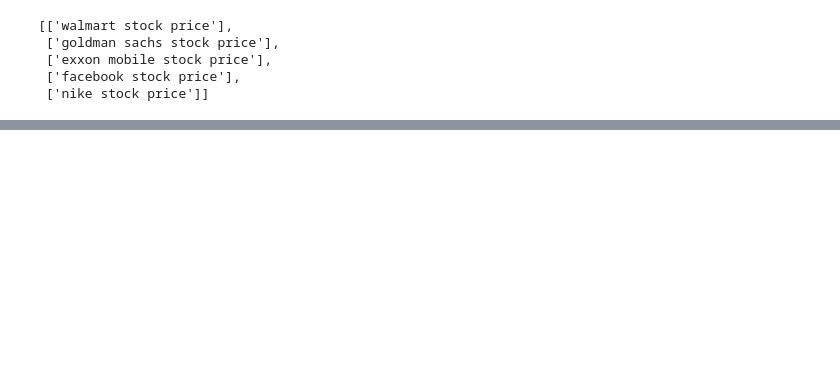
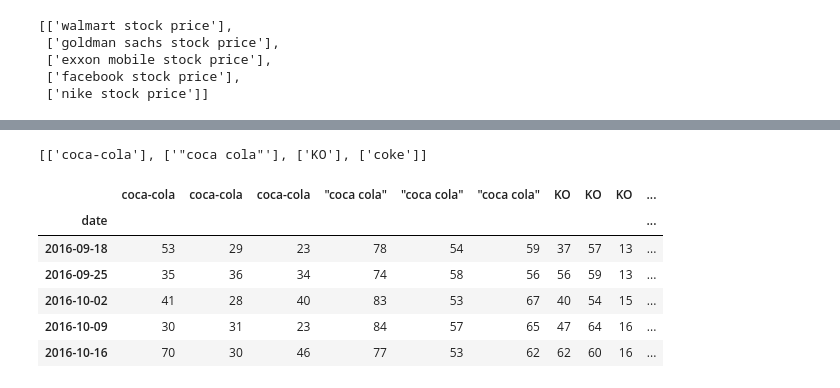
Before and after one commit to matthewebates/financial_data_analysis, a Jupyter notebook: Google Trends Data.ipynb, the cells around one changed output, grey strips where cells are left out. Cells and saved outputs as stored; diff of their text form; code cells hidden in the pictures; blank space fills up the shorter version.

```diff
--- a/Google Trends Data.ipynb
+++ b/Google Trends Data.ipynb
@@ -69,6 +81,6 @@ search_list2
 # %%
 # function to get each company's data frame separately
-def get_comp_df(term):
-    pytrend.build_payload(kw_list = term, geo = 'US', timeframe = 'today 3-m')
+def get_term_df(term, cat_num):
+    pytrend.build_payload(kw_list = term, cat = cat_num, geo = 'US', timeframe = '2014-03-13 2017-03-13')
     new_df = pytrend.interest_over_time()
     return new_df
@@ -90,0 +95,9 @@ Relative frequency of stock related search terms for different companies over ti
+# %%
+KO_search_terms = ['coca-cola', '"coca cola"', 'KO', 'coke']
+cat_list = [7,12,16]
+cat_names = ['Financial', 'Business & Industrial', 'News']
+
+KO_list = [listit(t) for t in KO_search_terms]
+KO_list
+# %% [output]
+[['coca-cola'], ['"coca cola"'], ['KO'], ['coke']]
@@ -90,0 +106,11 @@ Relative frequency of stock related search terms for different companies over ti
+# %%
+reduced_df = all_df.loc["2016-09-13":"2017-03-13"]
+reduced_df.head()
+# %% [output]
+|  | coca-cola | coca-cola | coca-cola | "coca cola" | "coca cola" | "coca cola" | KO | KO | KO | ... |
+| date |  |  |  |  |  |  |  |  |  | ... |
+| 2016-09-18 | 53 | 29 | 23 | 78 | 54 | 59 | 37 | 57 | 13 | ... |
+| 2016-09-25 | 35 | 36 | 34 | 74 | 58 | 56 | 56 | 59 | 13 | ... |
+| 2016-10-02 | 41 | 28 | 40 | 83 | 53 | 67 | 40 | 54 | 15 | ... |
+| 2016-10-09 | 30 | 31 | 23 | 84 | 57 | 65 | 47 | 64 | 16 | ... |
+| 2016-10-16 | 70 | 30 | 46 | 77 | 53 | 62 | 62 | 60 | 16 | ... |
```
Also changed, not shown: parts of 19 cells of this notebook.
